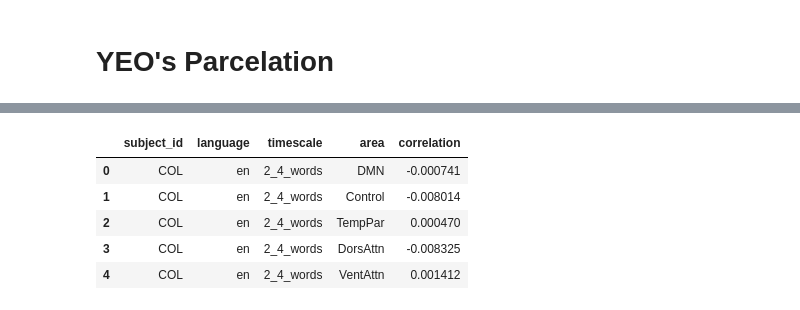
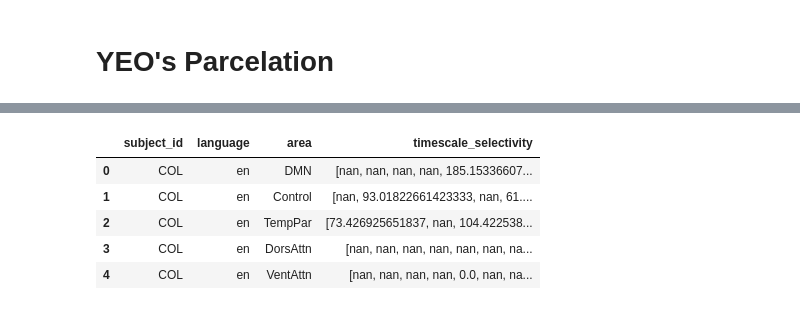
Before and after one commit to bramantyois/multilang_timescale, a Jupyter notebook: notebook/02_bling/06_group_analysis-yeos_parcel.ipynb, the cells around one changed output, grey strips where cells are left out. Cells and saved outputs as stored; diff of their text form; code cells hidden in the pictures.

Commit message:
Add analysis on Yeo's parcellation

```diff
--- a/notebook/02_bling/06_group_analysis-yeos_parcel.ipynb
+++ b/notebook/02_bling/06_group_analysis-yeos_parcel.ipynb
@@ -269,47 +343,39 @@ area_name_to_annot_indices_dict = {
 
 from itertools import product
 
-parcel_correlations = []
+parcel_timescale = []
 
-for subject_id, lang, timescale, area_name in product(subjects_ids, languages, timescale_ranges.keys(), areas_to_parcels_dict.keys()):
+for subject_id, lang, area_name in product(
+    subjects_ids, languages, areas_to_parcels_dict.keys()
+):
     parcel_annot_indices = area_name_to_annot_indices_dict[area_name]
     parcel_included_vertices = np.array(
         list(
             set(
-                list(
-                    lh_mask[np.where(np.isin(lh_annot[0], parcel_annot_indices))[0]]
-                )
-                + list(
-                    rh_mask[np.where(np.isin(rh_annot[0], parcel_annot_indices))[0]]
-                )
+                list(lh_mask[np.where(np.isin(lh_annot[0], parcel_annot_indices))[0]])
+                + list(rh_mask[np.where(np.isin(rh_annot[0], parcel_annot_indices))[0]])
             )
         )
     )
-    parcel_mask = np.zeros(num_fsaverage_vertices)
-    parcel_mask[parcel_included_vertices] = 1
 
     # correlate timescale with parcel_mask
-    data = timescales_df[
-        (timescales_df["subject_id"] == subject_id)
-        & (timescales_df["language"] == lang)
-        & (timescales_df["timescale"] == timescale)
-    ]["data"].values[0]
-    corr = np.corrcoef(data, parcel_mask)[0, 1]
+    data = timescale_data[subject_id][lang][parcel_included_vertices]
 
-    parcel_correlations.append({
-        "subject_id": subject_id,
-        "language": lang,
-        "timescale": timescale,
-        "area": area_name,
-        "correlation": corr,
-    })
+    parcel_timescale.append(
+        {
+            "subject_id": subject_id,
+            "language": lang,
+            "area": area_name,
+            "timescale_selectivity": data,
+        }
+    )
 # %%
-parcel_correlation_df = pd.DataFrame(parcel_correlations)
-parcel_correlation_df.head()
+parcel_timescale_df = pd.DataFrame(parcel_timescale)
+parcel_timescale_df.head()
 # %% [output]
-|  | subject_id | language | timescale | area | correlation |
-| 0 | COL | en | 2_4_words | DMN | -0.000741 |
-| 1 | COL | en | 2_4_words | Control | -0.008014 |
-| 2 | COL | en | 2_4_words | TempPar | 0.000470 |
-| 3 | COL | en | 2_4_words | DorsAttn | -0.008325 |
-| 4 | COL | en | 2_4_words | VentAttn | 0.001412 |
+|  | subject_id | language | area | timescale_selectivity |
+| 0 | COL | en | DMN | [nan, nan, nan, nan, 185.15336607... |
+| 1 | COL | en | Control | [nan, 93.01822661423333, nan, 61.... |
+| 2 | COL | en | TempPar | [73.426925651837, nan, 104.422538... |
+| 3 | COL | en | DorsAttn | [nan, nan, nan, nan, nan, nan, na... |
+| 4 | COL | en | VentAttn | [nan, nan, nan, nan, 0.0, nan, na... |
```
Also changed, not shown: parts of 17 cells of this notebook, 2 other files.
